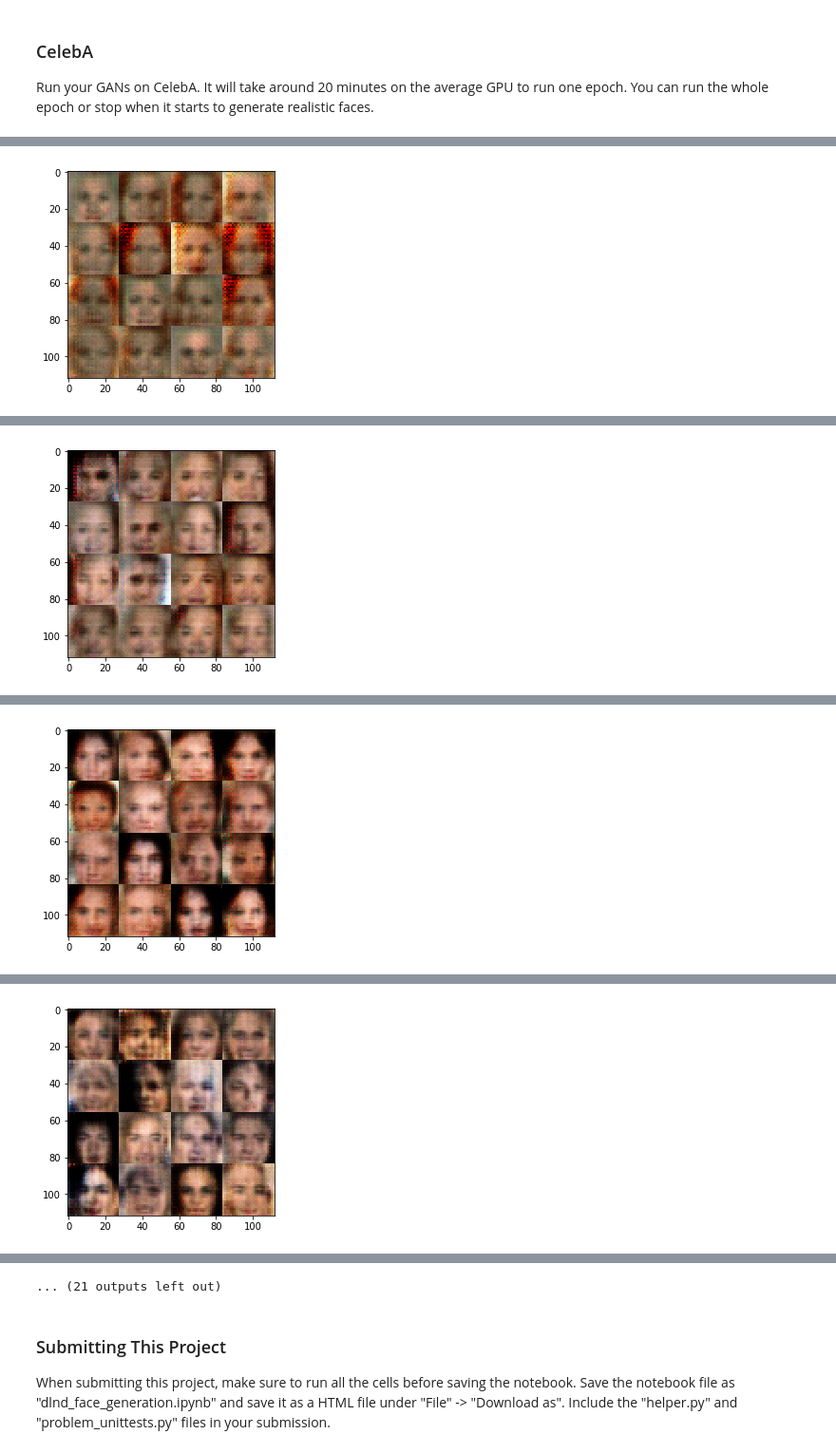
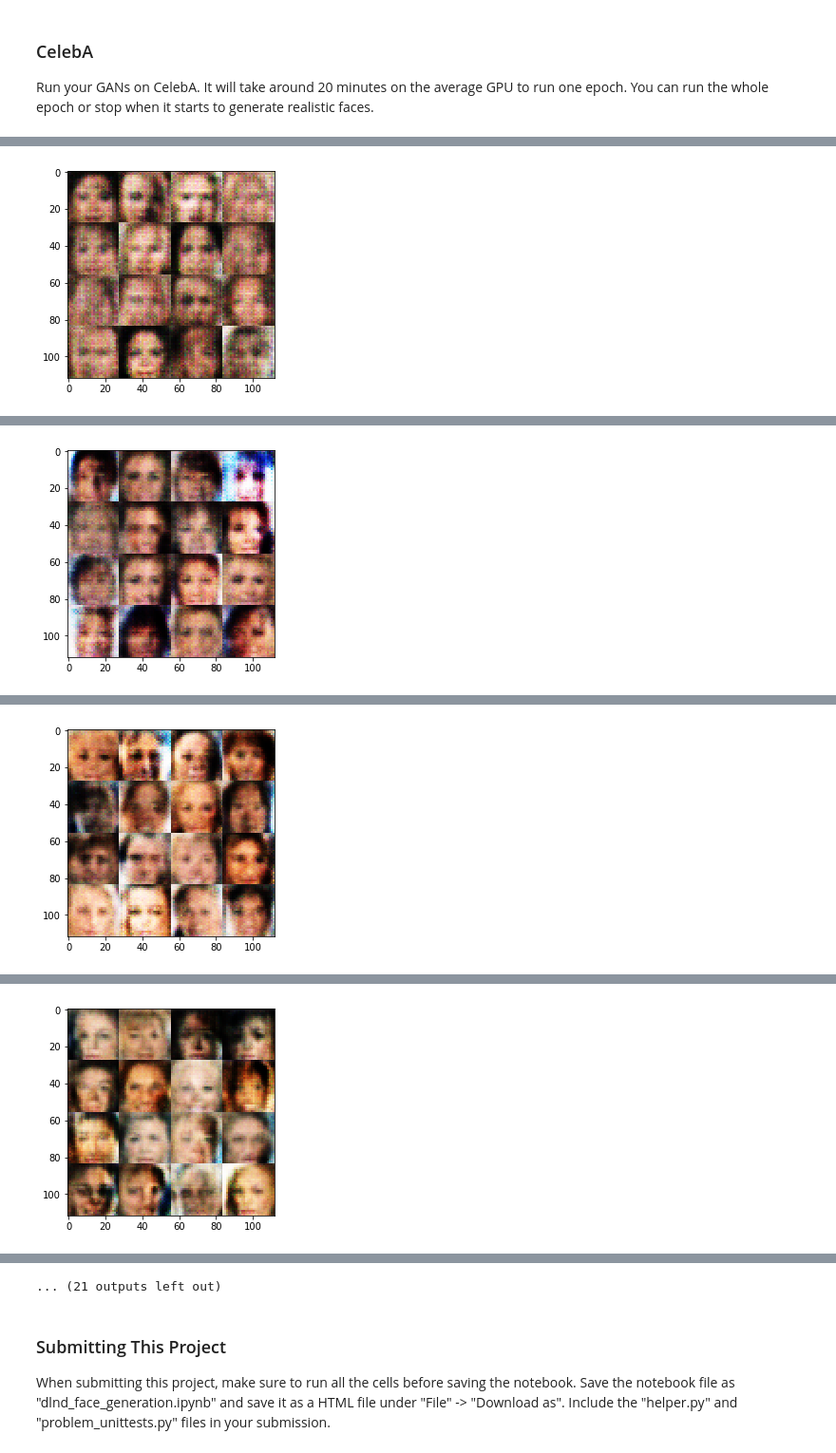
Before and after one commit to Arturs/project5, a Jupyter notebook: dlnd_face_generation.ipynb, the cells around one changed output, grey strips where cells are left out. Shown at 95% size. Drawn from its saved outputs; the diff is of its cells as text; code cells hidden in the pictures.

```diff
--- a/dlnd_face_generation.ipynb
+++ b/dlnd_face_generation.ipynb
@@ -146,14 +146,14 @@ def discriminator(images, reuse=False):
     stddev = 0.02
     with tf.variable_scope('discriminator', reuse=reuse):
 
-        x1 = tf.layers.conv2d(images, 64, 5, strides=2, padding='same')
+        x1 = tf.layers.conv2d(images, 64, 5, strides=2, padding='same', kernel_initializer = tf.random_normal_initializer(mean = 0, stddev = stddev))
         relu1 = tf.maximum(alpha * x1, x1)
 
-        x2 = tf.layers.conv2d(relu1, 128, 5, strides=2, padding='same')
+        x2 = tf.layers.conv2d(relu1, 128, 5, strides=2, padding='same', kernel_initializer = tf.random_normal_initializer(mean = 0, stddev = stddev))
         bn2 = tf.layers.batch_normalization(x2, training=True)
         relu2 = tf.maximum(alpha * bn2, bn2)
 
-        x3 = tf.layers.conv2d(relu2, 256, 5, strides=2, padding='same')
+        x3 = tf.layers.conv2d(relu2, 256, 5, strides=2, padding='same', kernel_initializer = tf.random_normal_initializer(mean = 0, stddev = stddev))
         bn3 = tf.layers.batch_normalization(x3, training=True)
         relu3 = tf.maximum(alpha * bn3, bn3)
 
@@ -194,11 +194,11 @@ def generator(z, out_channel_dim, is_train=True):
         x1 = tf.layers.batch_normalization(x1, training=is_train)
         x1 = tf.maximum(alpha * x1, x1)
 
-        x2 = tf.layers.conv2d_transpose(x1, 128, 5, strides=2, padding='same')
+        x2 = tf.layers.conv2d_transpose(x1, 128, 5, strides=2, padding='same', kernel_initializer = tf.random_normal_initializer(mean = 0, stddev = stddev))
         x2 = tf.layers.batch_normalization(x2, training=is_train)
         x2 = tf.maximum(alpha * x2, x2)
 
-        x3 = tf.layers.conv2d_transpose(x2, 64, 5, strides=2, padding='same')
+        x3 = tf.layers.conv2d_transpose(x2, 64, 5, strides=2, padding='same', kernel_initializer = tf.random_normal_initializer(mean = 0, stddev = stddev))
         x3 = tf.layers.batch_normalization(x3, training=is_train)
         x3 = tf.maximum(alpha * x3, x3)
 
@@ -351,9 +351,12 @@ def train(epoch_count, batch_size, z_dim, learning_rate, beta1, get_batches, dat
             for batch_images in get_batches(batch_size):
                 steps += 1
 
+                batch_images *= 2
+
                 batch_z = np.random.uniform(-1, 1, size=(batch_size, z_dim))
 
-                _ = sess.run(d_opt, feed_dict={input_z: batch_z * 2, input_real: batch_images * 2})
+                _ = sess.run(d_opt, feed_dict={input_z: batch_z, input_real: batch_images})
+                _ = sess.run(g_opt, feed_dict={input_z: batch_z, lr_rate: learning_rate, input_real: batch_images})
                 _ = sess.run(g_opt, feed_dict={input_z: batch_z, lr_rate: learning_rate, input_real: batch_images})
 
                 if steps % 10 == 0:
@@ -462,7 +465,7 @@ Run your GANs on CelebA.  It will take around 20 minutes on the average GPU to r
 # %%
 batch_size = 128
 z_dim = 100
-learning_rate = 0.00075
+learning_rate = 0.0002
 beta1 = 0.5
 
 
@@ -500 +503 @@ Steps 200/1... Discriminator Loss: 1.0864... Generator Loss: 0.8065
-[figure, old version]
+[figure, new version]
@@ -511 +514 @@ Steps 300/1... Discriminator Loss: 1.3137... Generator Loss: 0.5106
-[figure, old version]
+[figure, new version]
@@ -522 +525 @@ Steps 400/1... Discriminator Loss: 0.7368... Generator Loss: 1.5282
-[figure, old version]
+[figure, new version]
@@ -533 +536 @@ Steps 500/1... Discriminator Loss: 1.2626... Generator Loss: 0.5514
-[figure, old version]
+[figure, new version]
```
Also changed, not shown: parts of 2 cells of this notebook, 1 other file.
